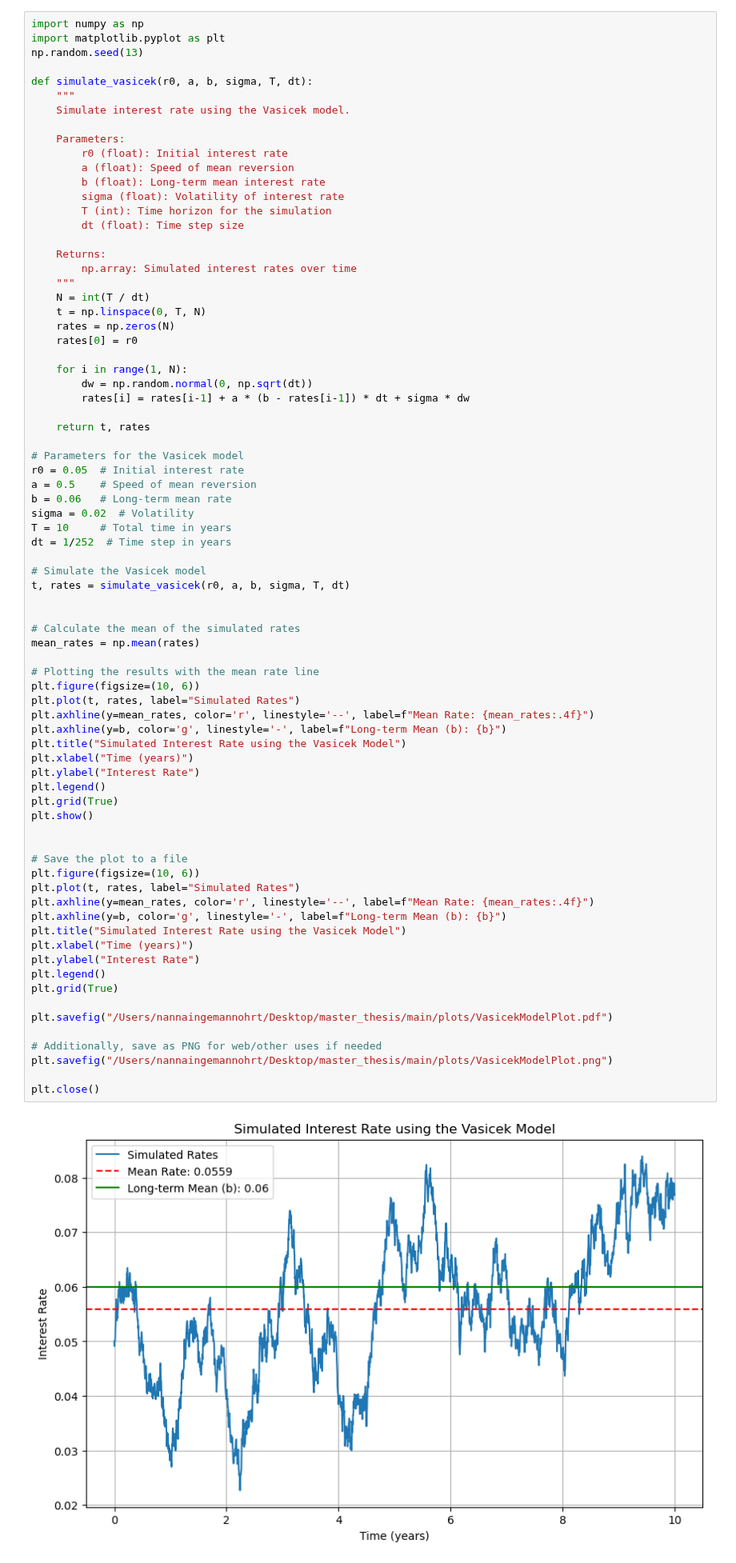
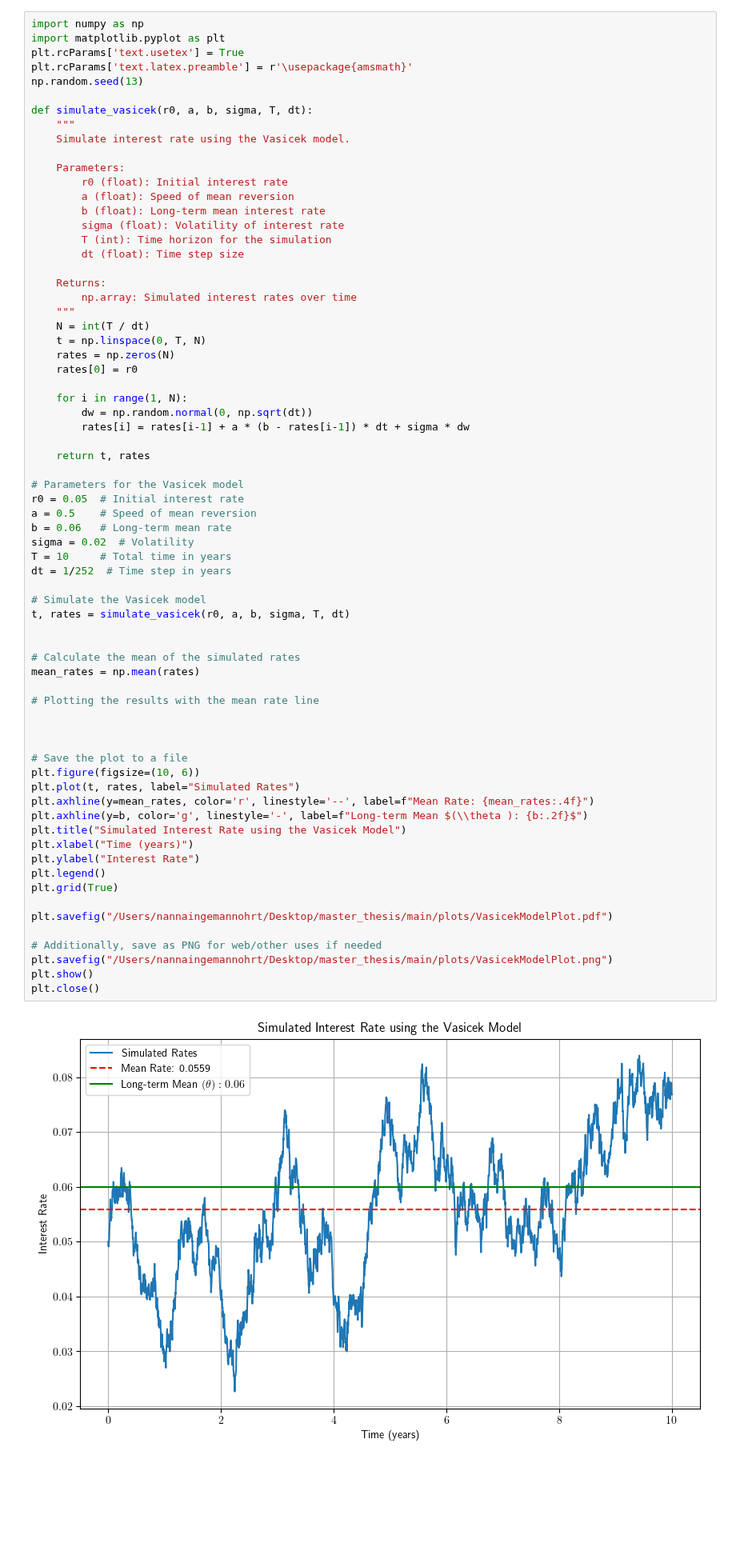
Before and after one commit to NannaOhrt/master_thesis, a Jupyter notebook: main/code/vasicek_short_rate.ipynb, the cells around one changed output. Shown at 80% size. Cells and saved outputs as stored; diff of their text form; blank space fills up the shorter version.

Commit message:
fix code in vasicek sim

```diff
--- a/main/code/vasicek_short_rate.ipynb
+++ b/main/code/vasicek_short_rate.ipynb
@@ -1,6 +1,8 @@
 # %%
 import numpy as np
 import matplotlib.pyplot as plt
+plt.rcParams['text.usetex'] = True
+plt.rcParams['text.latex.preamble'] = r'\usepackage{amsmath}'
 np.random.seed(13)
 
 def simulate_vasicek(r0, a, b, sigma, T, dt):
@@ -36,43 +38,34 @@ b = 0.06   # Long-term mean rate
 sigma = 0.02  # Volatility
 T = 10     # Total time in years
 dt = 1/252  # Time step in years
 
 # Simulate the Vasicek model
 t, rates = simulate_vasicek(r0, a, b, sigma, T, dt)
 
 
 # Calculate the mean of the simulated rates
 mean_rates = np.mean(rates)
 
 # Plotting the results with the mean rate line
-plt.figure(figsize=(10, 6))
-plt.plot(t, rates, label="Simulated Rates")
-plt.axhline(y=mean_rates, color='r', linestyle='--', label=f"Mean Rate: {mean_rates:.4f}")
-plt.axhline(y=b, color='g', linestyle='-', label=f"Long-term Mean (b): {b}")
-plt.title("Simulated Interest Rate using the Vasicek Model")
-plt.xlabel("Time (years)")
-plt.ylabel("Interest Rate")
-plt.legend()
-plt.grid(True)
-plt.show()
+
 
 
 # Save the plot to a file
 plt.figure(figsize=(10, 6))
 plt.plot(t, rates, label="Simulated Rates")
 plt.axhline(y=mean_rates, color='r', linestyle='--', label=f"Mean Rate: {mean_rates:.4f}")
-plt.axhline(y=b, color='g', linestyle='-', label=f"Long-term Mean (b): {b}")
+plt.axhline(y=b, color='g', linestyle='-', label=f"Long-term Mean $(\\theta ): {b:.2f}$")
 plt.title("Simulated Interest Rate using the Vasicek Model")
 plt.xlabel("Time (years)")
 plt.ylabel("Interest Rate")
 plt.legend()
 plt.grid(True)
 
 plt.savefig("/Users/nannaingemannohrt/Desktop/master_thesis/main/plots/VasicekModelPlot.pdf")
 
 # Additionally, save as PNG for web/other uses if needed
 plt.savefig("/Users/nannaingemannohrt/Desktop/master_thesis/main/plots/VasicekModelPlot.png")
-
+plt.show()
 plt.close()
 # %% [output]
-[figure, old version]
+[figure, new version]
```
Also changed, not shown: 4 other files.
